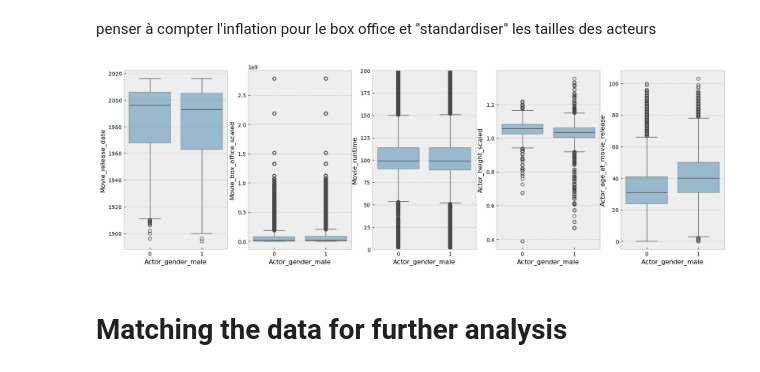
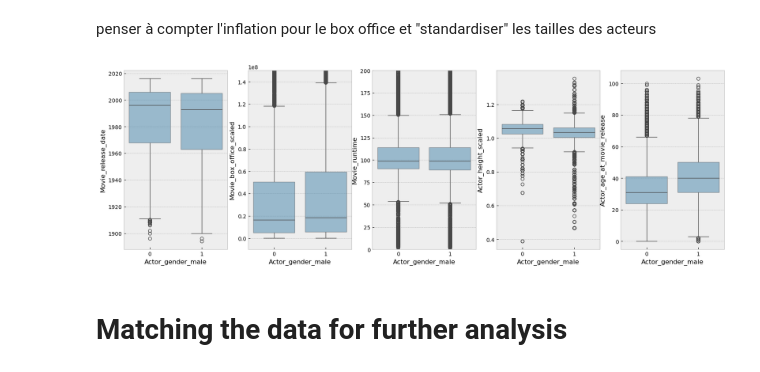
Before and after one commit to epfl-ada/ada-2024-project-ecureuilscosmiques24, a Jupyter notebook: thomas(bias_prop_ML).ipynb, the cells around one changed output. Drawn from its saved outputs; the diff is of its cells as text; code cells hidden in the pictures.

```diff
--- a/thomas(bias_prop_ML).ipynb
+++ b/thomas(bias_prop_ML).ipynb
@@ -14,18 +14,18 @@ from sklearn.tree import DecisionTreeClassifier, plot_tree
 plt.style.use("bmh")
 alph = 0.5
 # %%
-def extract_numerical_categorical_features(data:pd.DataFrame, label:str):
+def extract_numerical_categorical_features(data:pd.DataFrame, exclude_col:list):
     """
     Extract the categorical and numerical features of a dataset
     Args:
     data: the dataframe
     label: the label we do not want to import
     """
-    numerical_features = [key for key, value in data.dtypes.items() if value=="float64" and key!=label]
+    numerical_features = [key for key, value in data.dtypes.items() if value=="float64" and key not in exclude_col]
     print(f"Numerical features: {numerical_features}")
 
     #categorical_features = [key for key, value in data.dtypes.items() if value=="object" and key!=label]
-    categorical_features = [col for col in data.columns if col not in numerical_features and col!=label]
+    categorical_features = [col for col in data.columns if col not in (numerical_features+exclude_col)]
     print(f"Categorical features: {categorical_features}")
 
     return numerical_features, categorical_features
@@ -37,6 +37,7 @@ df_std = pd.read_csv("data_cleaned_standardized.csv", index_col=0)
 #                      "Actor_age_at_movie_release","Actor_height_m"]
 #categorical_features = ["Main_genre","Region"]
 label = ["Actor_gender_male"]
-numerical_features, categorical_features = extract_numerical_categorical_features(df, label[0])
+col2exclude = label + ["Movie_name", "Actor_name"]
+numerical_features, categorical_features = extract_numerical_categorical_features(df, col2exclude)
 # %% [output]
 Numerical features: ['Movie_release_date', 'Movie_box_office_scaled', 'Movie_runtime', 'Actor_height_scaled', 'Actor_age_at_movie_release']
@@ -62,13 +63,13 @@ penser à compter l'inflation pour le box office et "standardiser" les tailles d
 # %%
 plt.figure(figsize=(20, 6))
 for i,col in enumerate(numerical_features):
     plt.subplot(1,len(numerical_features),i+1)
     sns.boxplot(data=df, x=df[label[0]], y=df[col], boxprops=dict(alpha=alph))
-    plt.ylim([-1e7, 2.5e8]) if col=="Movie_box_office_scaled" else None
+    plt.ylim([-1e7, 1.5e8]) if col=="Movie_box_office_scaled" else None
     plt.ylim([0,200]) if col=="Movie_runtime" else None
 plt.show()
 # %% [output]
-[figure, old version]
+[figure, new version]
 # %% [markdown]
 # Matching the data for further analysis
 # %%
```
Also changed, not shown: parts of 5 cells of this notebook.
